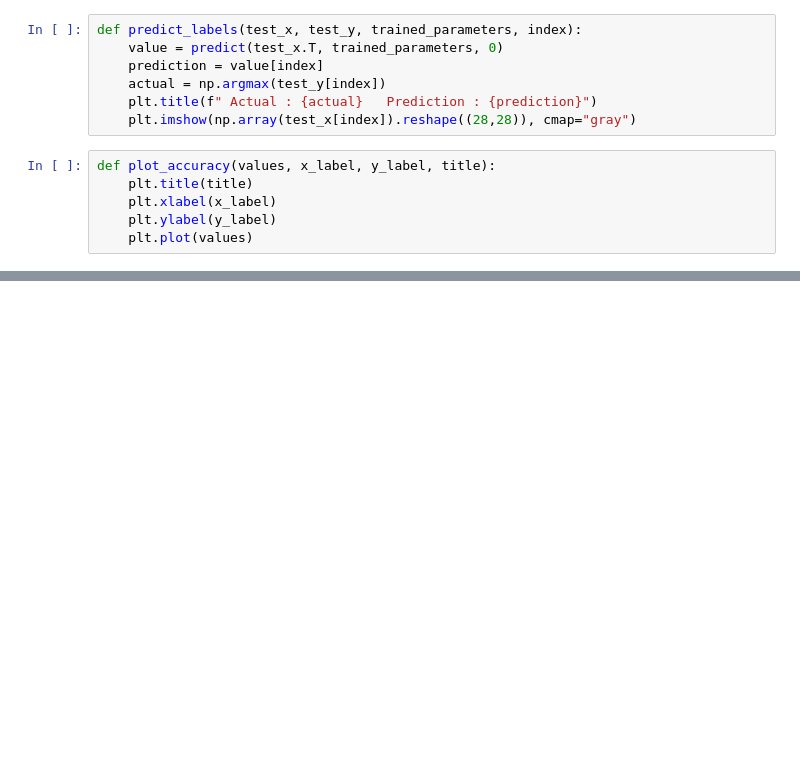
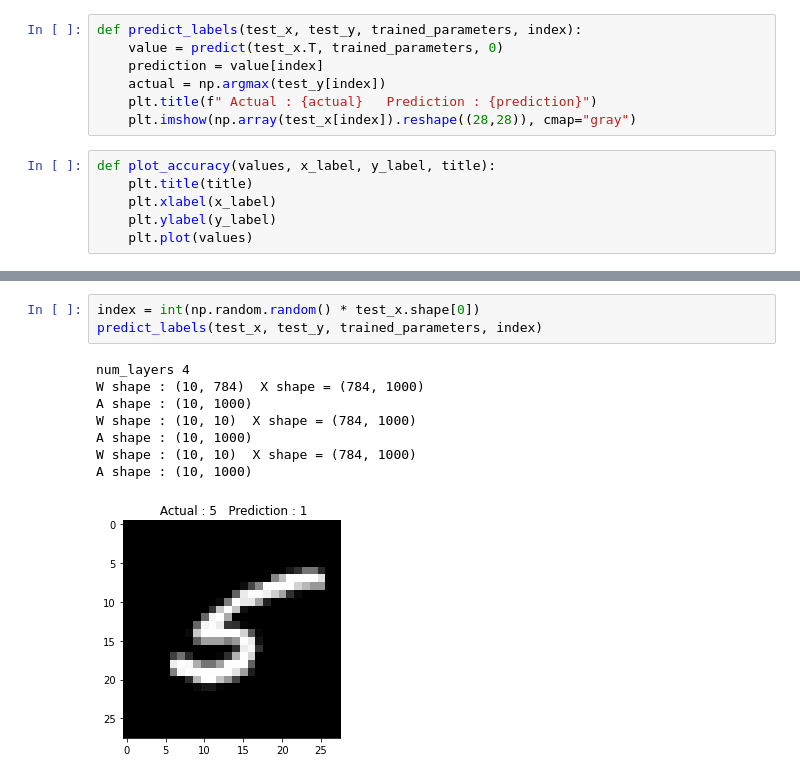
Before and after one commit to Kaustuv-Karki/Data-mining, a Jupyter notebook: NeuralNetwork/neural.ipynb, the cells around one changed output, grey strips where cells are left out. Drawn from its saved outputs; the diff is of its cells as text; blank space fills up the shorter version.

```diff
--- a/NeuralNetwork/neural.ipynb
+++ b/NeuralNetwork/neural.ipynb
@@ -317,0 +349,12 @@ KeyError: 'b1'
+# %%
+index = int(np.random.random() * test_x.shape[0])
+predict_labels(test_x, test_y, trained_parameters, index)
+# %% [output]
+num_layers 4
+W shape : (10, 784)  X shape = (784, 1000)
+A shape : (10, 1000)
+W shape : (10, 10)  X shape = (784, 1000)
+A shape : (10, 1000)
+W shape : (10, 10)  X shape = (784, 1000)
+A shape : (10, 1000)
+[figure, added]
```
Also changed, not shown: parts of 10 cells of this notebook, 1 other file.
